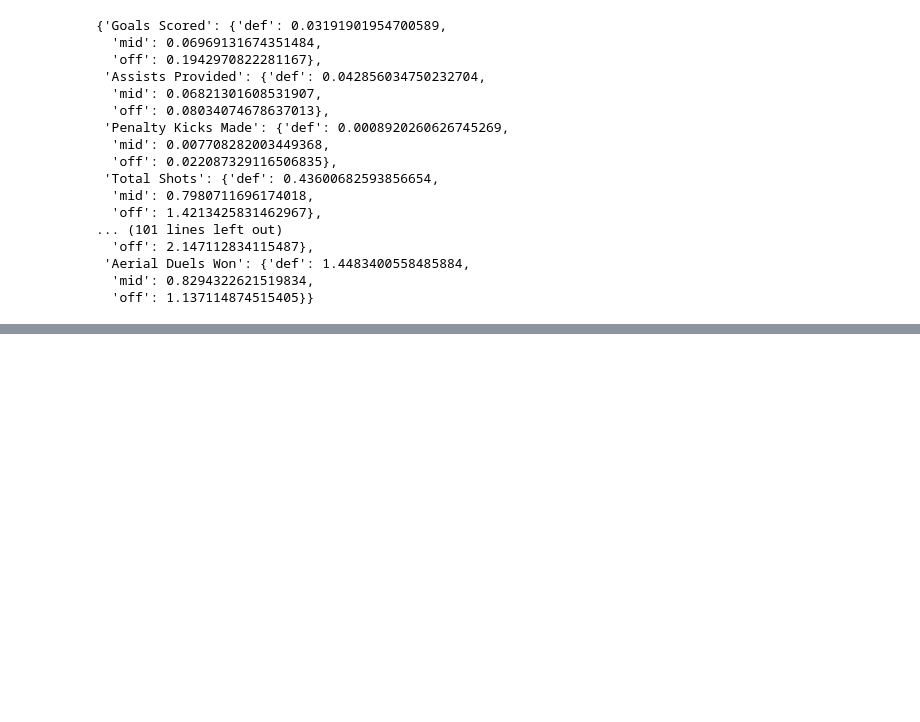
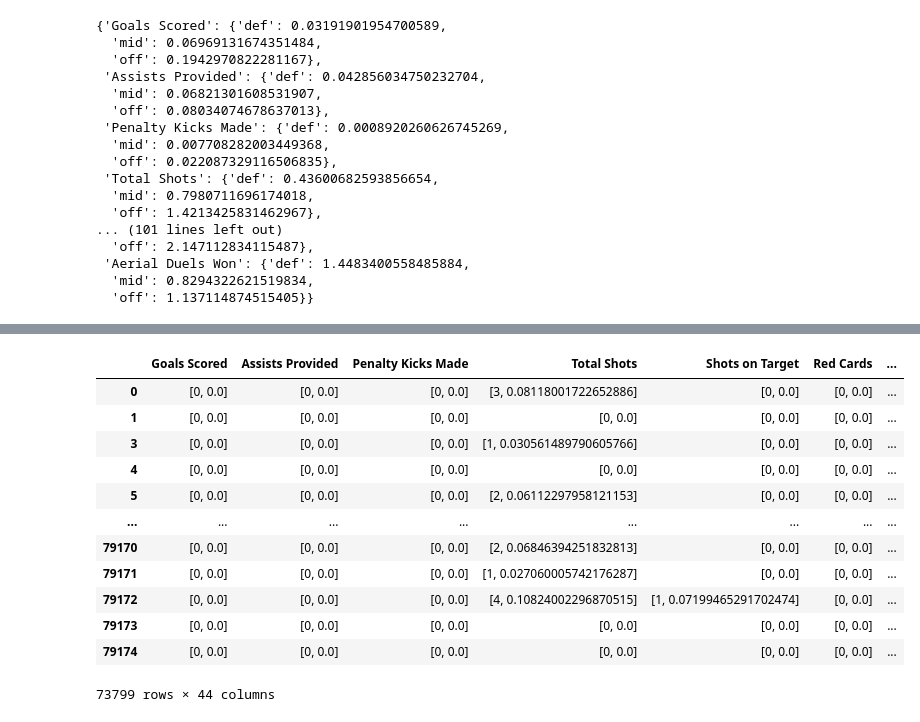
Before and after one commit to marcfolchp/thunder, a Jupyter notebook: YELO/formula-step1.ipynb, the cells around one changed output, grey strips where cells are left out. Saved outputs shown, nothing was run; the diff lists cells and outputs as text; code cells hidden in the pictures; blank space fills up the shorter version.

```diff
--- a/YELO/formula-step1.ipynb
+++ b/YELO/formula-step1.ipynb
@@ -691,0 +751,40 @@ medias
+# %%
+def modify_dataframe(new, medias, w):
+    # Determine the range of columns to modify (all before the 'Group' column)
+    valid_columns = new.columns[:new.columns.get_loc("Group")]
+
+    # Ensure that columns to be modified can hold arrays
+    new[valid_columns] = new[valid_columns].astype(object)
+
+    # Iterate through each row in the DataFrame
+    for index, row in new.iterrows():
+        group = row["Group"]  # Extract the group for the current row
+
+        # Update each valid column
+        for col in valid_columns:
+            original_value = row[col]  # Get the original value
+            # Calculate the transformed value
+            transformed_value = (original_value / medias[col][group]) * w[col][group]
+            # Update the cell with the array
+            new.at[index, col] = [original_value, transformed_value]
+
+    return new
+
+# Example usage
+modified_new = modify_dataframe(new, medias, w)
+# %%
+modified_new
+# %% [output]
+|  | Goals Scored | Assists Provided | Penalty Kicks Made | Total Shots | Shots on Target | Red Cards | ... |
+| 0 | [0, 0.0] | [0, 0.0] | [0, 0.0] | [3, 0.08118001722652886] | [0, 0.0] | [0, 0.0] | ... |
+| 1 | [0, 0.0] | [0, 0.0] | [0, 0.0] | [0, 0.0] | [0, 0.0] | [0, 0.0] | ... |
+| 3 | [0, 0.0] | [0, 0.0] | [0, 0.0] | [1, 0.030561489790605766] | [0, 0.0] | [0, 0.0] | ... |
+| 4 | [0, 0.0] | [0, 0.0] | [0, 0.0] | [0, 0.0] | [0, 0.0] | [0, 0.0] | ... |
+| 5 | [0, 0.0] | [0, 0.0] | [0, 0.0] | [2, 0.06112297958121153] | [0, 0.0] | [0, 0.0] | ... |
+| ... | ... | ... | ... | ... | ... | ... | ... |
+| 79170 | [0, 0.0] | [0, 0.0] | [0, 0.0] | [2, 0.06846394251832813] | [0, 0.0] | [0, 0.0] | ... |
+| 79171 | [0, 0.0] | [0, 0.0] | [0, 0.0] | [1, 0.027060005742176287] | [0, 0.0] | [0, 0.0] | ... |
+| 79172 | [0, 0.0] | [0, 0.0] | [0, 0.0] | [4, 0.10824002296870515] | [1, 0.07199465291702474] | [0, 0.0] | ... |
+| 79173 | [0, 0.0] | [0, 0.0] | [0, 0.0] | [0, 0.0] | [0, 0.0] | [0, 0.0] | ... |
+| 79174 | [0, 0.0] | [0, 0.0] | [0, 0.0] | [0, 0.0] | [0, 0.0] | [0, 0.0] | ... |
+73799 rows × 44 columns
```
Also changed, not shown: parts of 6 cells of this notebook, 1 other file.
